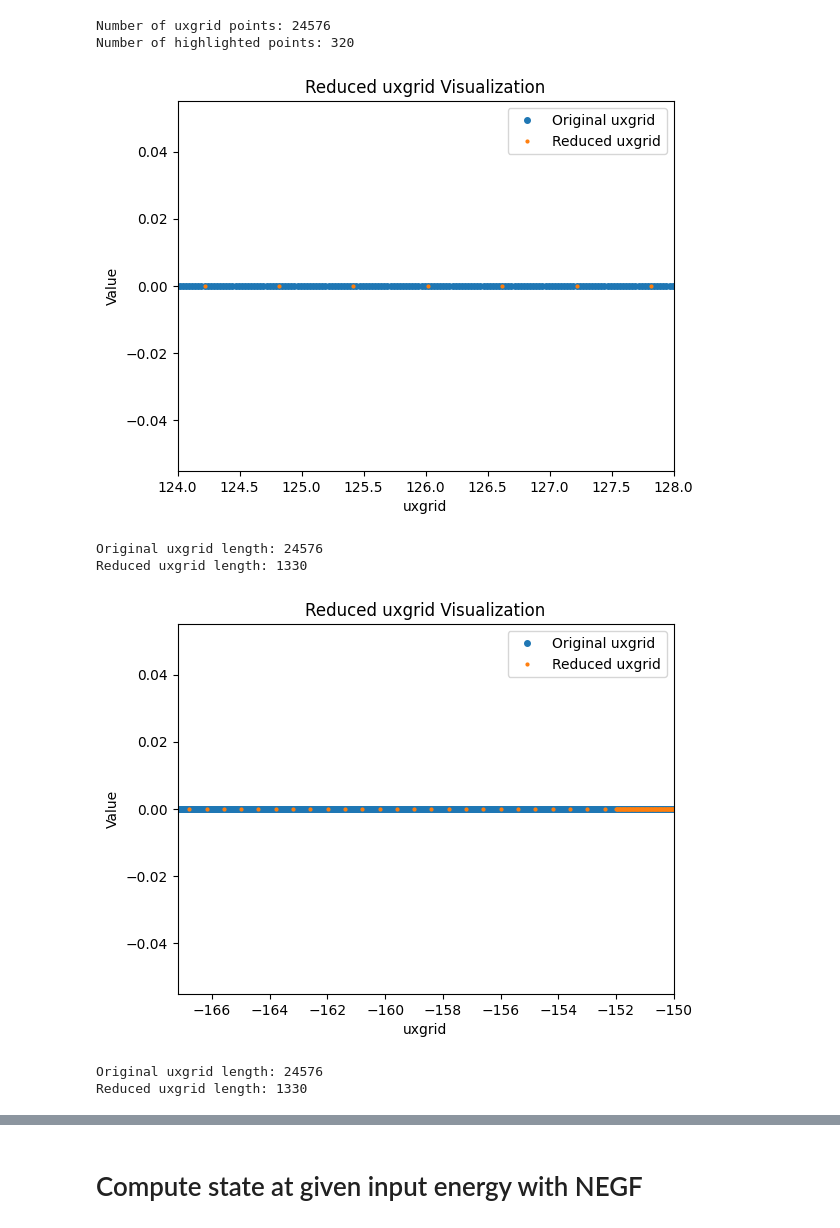
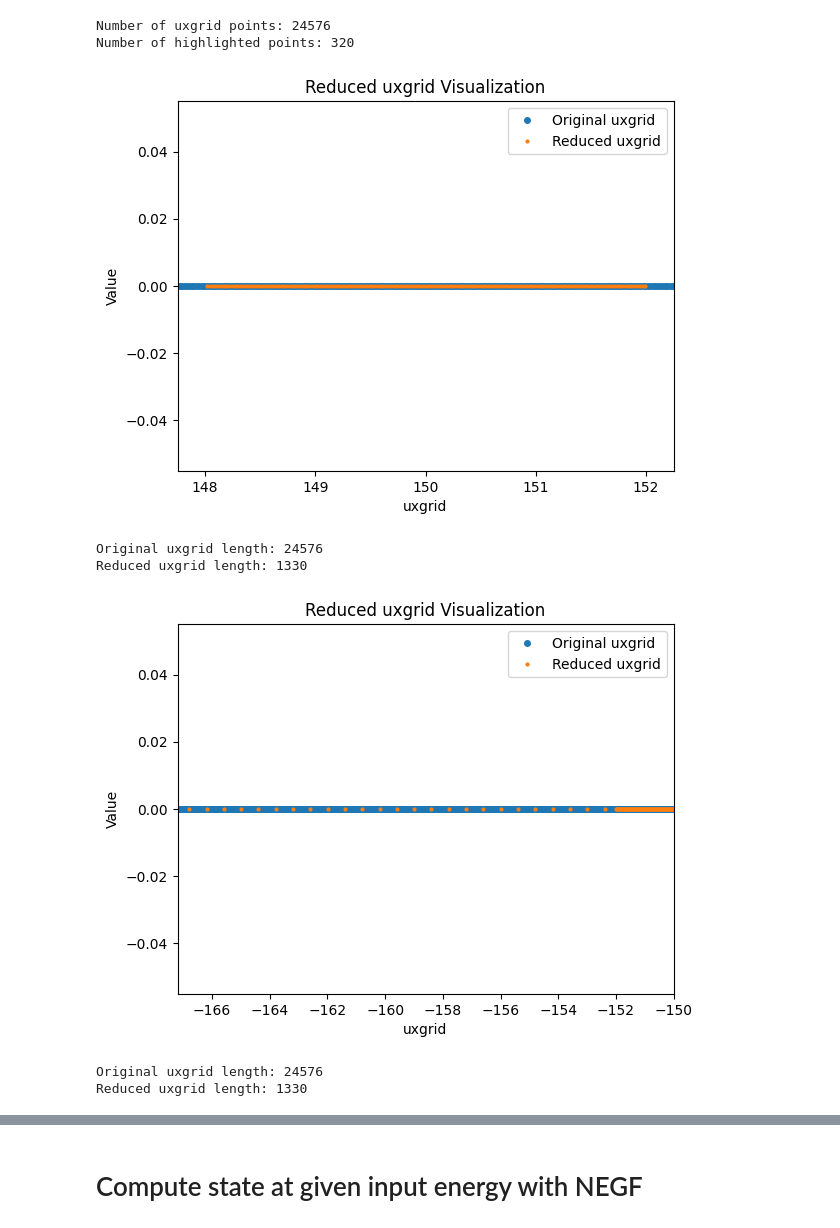
Before and after one commit to magashegyi/testrepo, a Jupyter notebook: gui.ipynb, the cells around one changed output, grey strips where cells are left out. Saved outputs shown, nothing was run; the diff lists cells and outputs as text; code cells hidden in the pictures.

```diff
--- a/gui.ipynb
+++ b/gui.ipynb
@@ -138,34 +138,34 @@ mask += mask_highlight_ranges
 # %%
 # Create the reduced uxgrid by taking every step_size-th point
 reduced_uxgrid = uxgrid[mask]
 
 # Plot
 plt.plot(uxgrid, np.zeros_like(uxgrid), 'o', markersize=4, label='Original uxgrid')
 plt.plot(reduced_uxgrid, np.zeros_like(reduced_uxgrid), 'o', markersize=2, label='Reduced uxgrid')
-plt.xlim([124, 128])
+plt.xlim([highlight_ranges[1][0]-10*uxgrid_dx, highlight_ranges[1][1]+10*uxgrid_dx])
 plt.xlabel('uxgrid')
 plt.ylabel('Value')
 plt.title('Reduced uxgrid Visualization')
 plt.legend()
 plt.show()
 
 print("Original uxgrid length:", len(uxgrid))
 print("Reduced uxgrid length:", len(reduced_uxgrid))
 
 # Plot
 plt.plot(uxgrid, np.zeros_like(uxgrid), 'o', markersize=4, label='Original uxgrid')
 plt.plot(reduced_uxgrid, np.zeros_like(reduced_uxgrid), 'o', markersize=2, label='Reduced uxgrid')
 plt.xlim([1.1*highlight_ranges[0][0], highlight_ranges[0][0]+2])
 plt.xlabel('uxgrid')
 plt.ylabel('Value')
 plt.title('Reduced uxgrid Visualization')
 plt.legend()
 plt.show()
 
 print("Original uxgrid length:", len(uxgrid))
 print("Reduced uxgrid length:", len(reduced_uxgrid))
 # %% [output]
-[figure, old version]
+[figure, new version]
 Original uxgrid length: 24576
 Reduced uxgrid length: 1330
 [figure]
```
Also changed, not shown: parts of 2 cells of this notebook, 1 other file.
